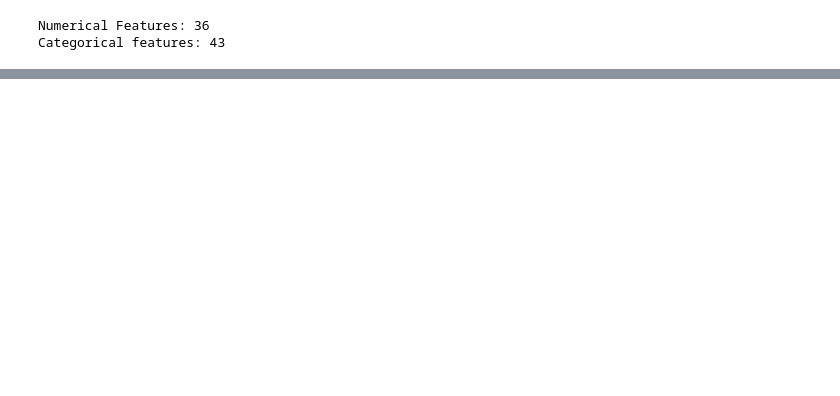
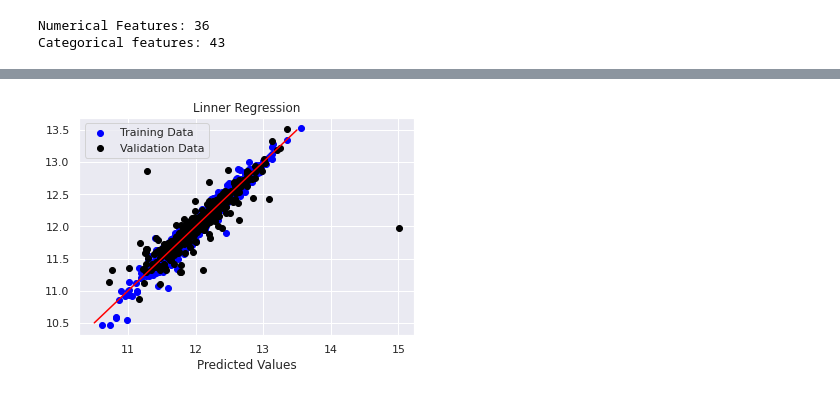
Before and after one commit to anyfish/notebook_project_ml, a Jupyter notebook: house-prices.ipynb, the cells around one changed output, grey strips where cells are left out. Drawn from its saved outputs; the diff is of its cells as text; code cells hidden in the pictures; blank space fills up the shorter version.

```diff
--- a/house-prices.ipynb
+++ b/house-prices.ipynb
@@ -287,0 +454,11 @@ __notebook_source__.ipynb
+# %%
+# Plot predictions - Real Values
+plt.scatter(train_pre, y_train, c="blue", label="Training Data")
+plt.scatter(test_pre, y_test, c="black", label="Validation Data")
+plt.title("Linner Regression")
+plt.xlabel("Predicted Values")
+plt.legend(loc = "upper left")
+plt.plot([10.5, 13.5], [10.5, 13.5], c = "red")
+plt.show()
+# %% [output]
+[figure, added]
```
Also changed, not shown: parts of 28 cells of this notebook.
